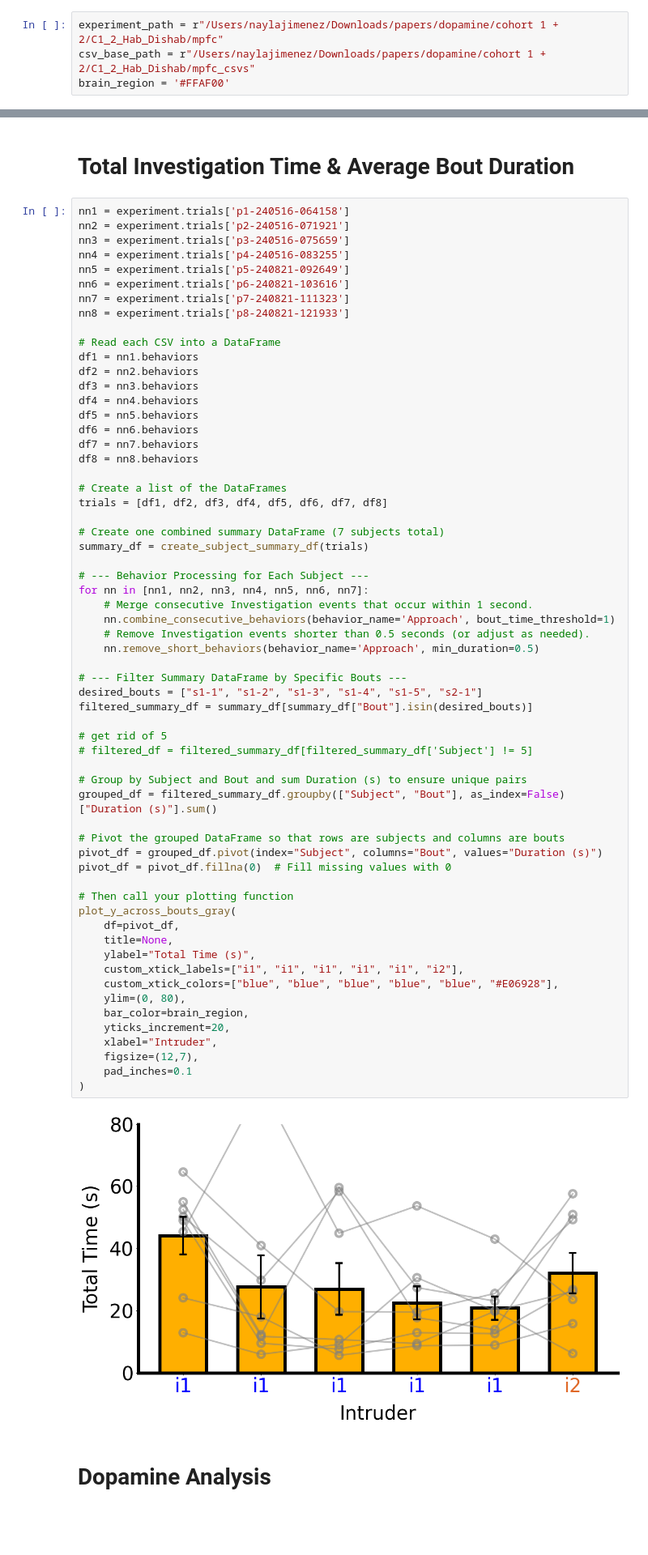
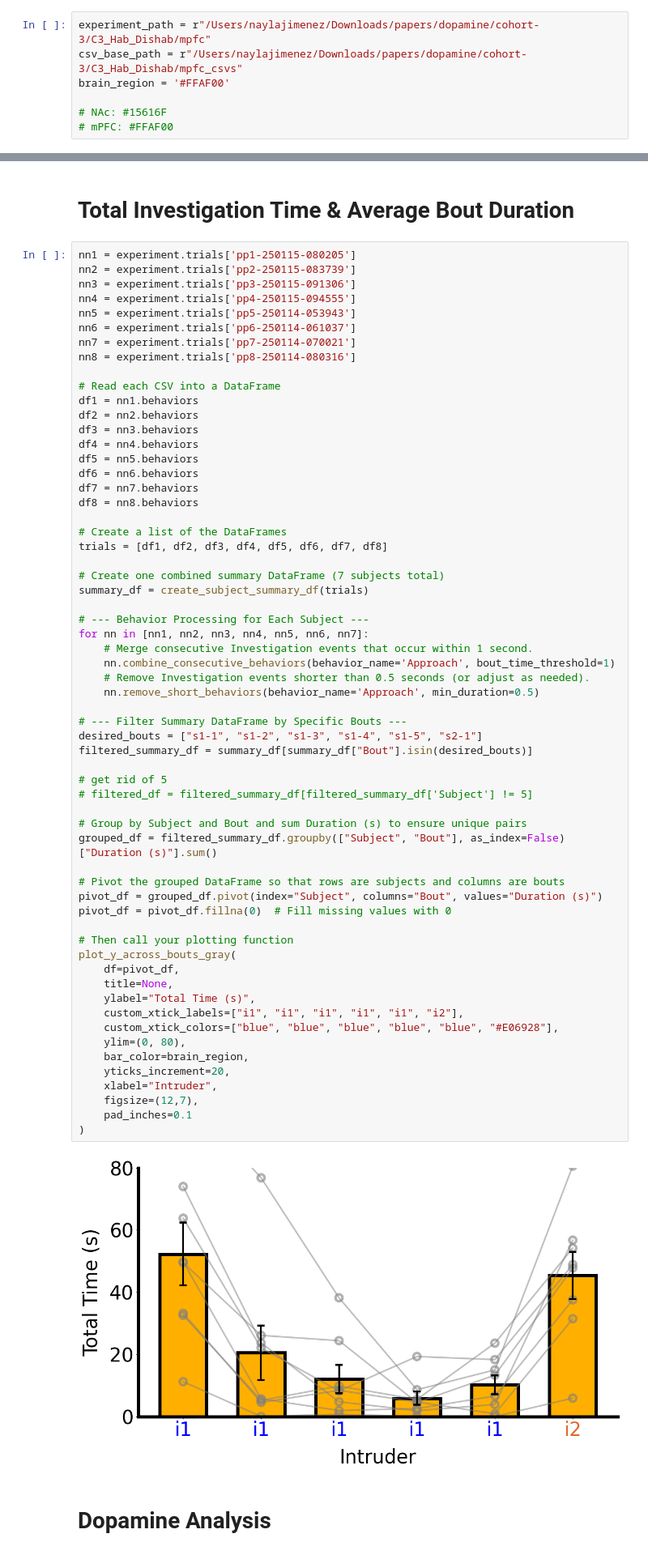
Before and after one commit to padillacoreanolab/Fiber_Photometry, a Jupyter notebook: Hab Dishab/hd_analysis.ipynb, the cells around one changed output, grey strips where cells are left out. Shown at 81% size. Cells and saved outputs as stored; diff of their text form; blank space fills up the shorter version.

```diff
--- a/Hab Dishab/hd_analysis.ipynb
+++ b/Hab Dishab/hd_analysis.ipynb
@@ -18,9 +18,12 @@ from scipy.signal import butter, filtfilt
 from sklearn.linear_model import LinearRegression
 from hd_extension import *
 # %%
-experiment_path = r"/Users/naylajimenez/Downloads/papers/dopamine/cohort 1 + 2/C1_2_Hab_Dishab/mpfc"
-csv_base_path = r"/Users/naylajimenez/Downloads/papers/dopamine/cohort 1 + 2/C1_2_Hab_Dishab/mpfc_csvs"
+experiment_path = r"/Users/naylajimenez/Downloads/papers/dopamine/cohort-3/C3_Hab_Dishab/mpfc"
+csv_base_path = r"/Users/naylajimenez/Downloads/papers/dopamine/cohort-3/C3_Hab_Dishab/mpfc_csvs"
 brain_region = '#FFAF00'
+
+# NAc: #15616F
+# mPFC: #FFAF00
 # %%
 # groups csv + experiment data into one variable
 experiment = Experiment(experiment_path, csv_base_path)
@@ -64,14 +67,14 @@ Processing behaviors for p3-240516-075659...
 # %% [markdown]
 # Total Investigation Time & Average Bout Duration
 # %%
-nn1 = experiment.trials['p1-240516-064158']
-nn2 = experiment.trials['p2-240516-071921']
-nn3 = experiment.trials['p3-240516-075659']
-nn4 = experiment.trials['p4-240516-083255']
-nn5 = experiment.trials['p5-240821-092649']
-nn6 = experiment.trials['p6-240821-103616']
-nn7 = experiment.trials['p7-240821-111323']
-nn8 = experiment.trials['p8-240821-121933']
+nn1 = experiment.trials['pp1-250115-080205']
+nn2 = experiment.trials['pp2-250115-083739']
+nn3 = experiment.trials['pp3-250115-091306']
+nn4 = experiment.trials['pp4-250115-094555']
+nn5 = experiment.trials['pp5-250114-053943']
+nn6 = experiment.trials['pp6-250114-061037']
+nn7 = experiment.trials['pp7-250114-070021']
+nn8 = experiment.trials['pp8-250114-080316']
 
 # Read each CSV into a DataFrame
 df1 = nn1.behaviors
@@ -98,34 +101,34 @@ for nn in [nn1, nn2, nn3, nn4, nn5, nn6, nn7]:
 
 # --- Filter Summary DataFrame by Specific Bouts ---
 desired_bouts = ["s1-1", "s1-2", "s1-3", "s1-4", "s1-5", "s2-1"]
 filtered_summary_df = summary_df[summary_df["Bout"].isin(desired_bouts)]
 
 # get rid of 5
 # filtered_df = filtered_summary_df[filtered_summary_df['Subject'] != 5]
 
 # Group by Subject and Bout and sum Duration (s) to ensure unique pairs
 grouped_df = filtered_summary_df.groupby(["Subject", "Bout"], as_index=False)["Duration (s)"].sum()
 
 # Pivot the grouped DataFrame so that rows are subjects and columns are bouts
 pivot_df = grouped_df.pivot(index="Subject", columns="Bout", values="Duration (s)")
 pivot_df = pivot_df.fillna(0)  # Fill missing values with 0
 
 # Then call your plotting function
 plot_y_across_bouts_gray(
     df=pivot_df,
     title=None,
     ylabel="Total Time (s)",
     custom_xtick_labels=["i1", "i1", "i1", "i1", "i1", "i2"],
     custom_xtick_colors=["blue", "blue", "blue", "blue", "blue", "#E06928"],
     ylim=(0, 80),
     bar_color=brain_region,
     yticks_increment=20,
     xlabel="Intruder",
     figsize=(12,7),
     pad_inches=0.1
 )
 # %% [output]
-[figure, old version]
+[figure, new version]
 # %% [markdown]
 # Dopamine Analysis
 # %% [markdown]
```
Also changed, not shown: parts of 11 cells of this notebook, 1 other file.
